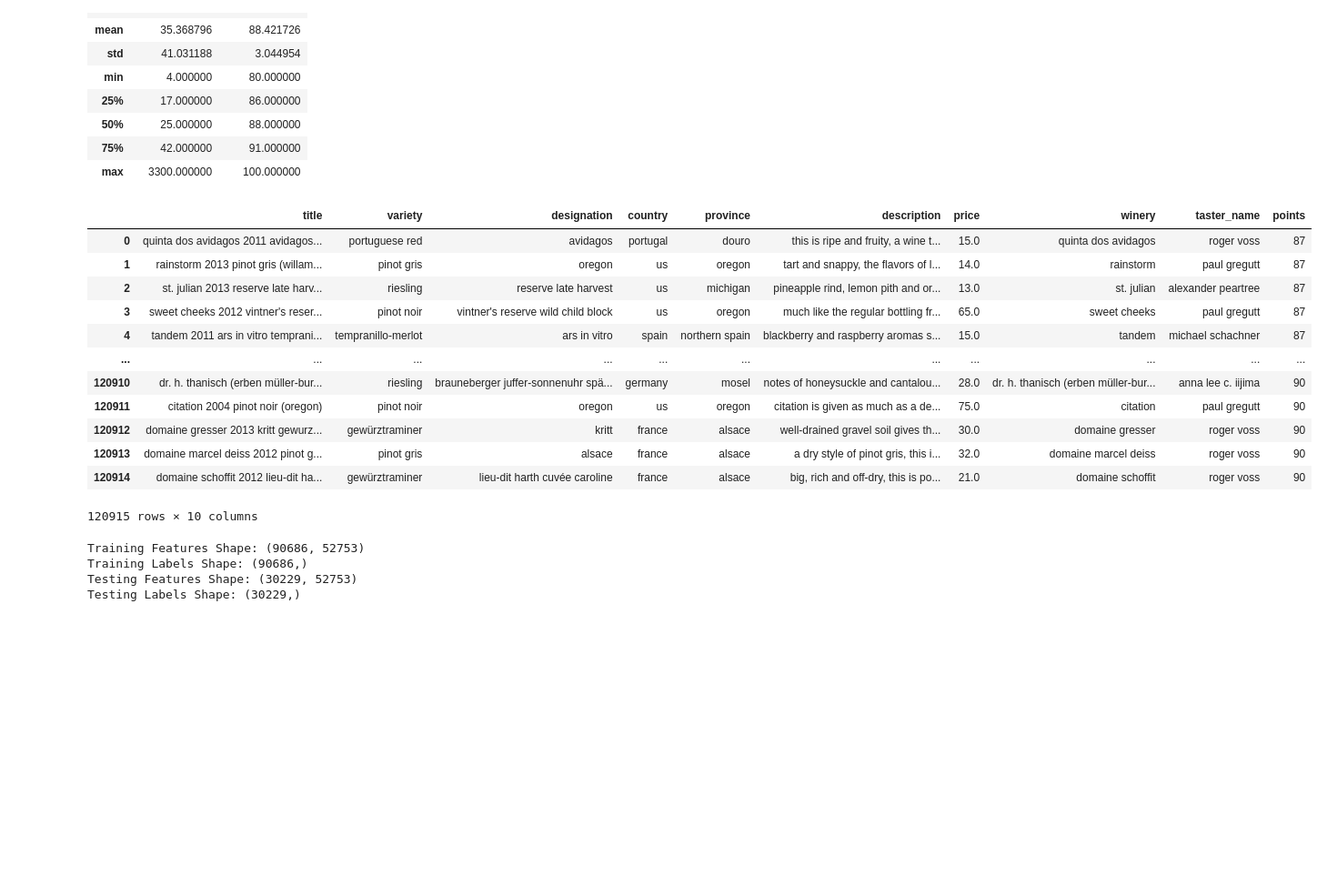
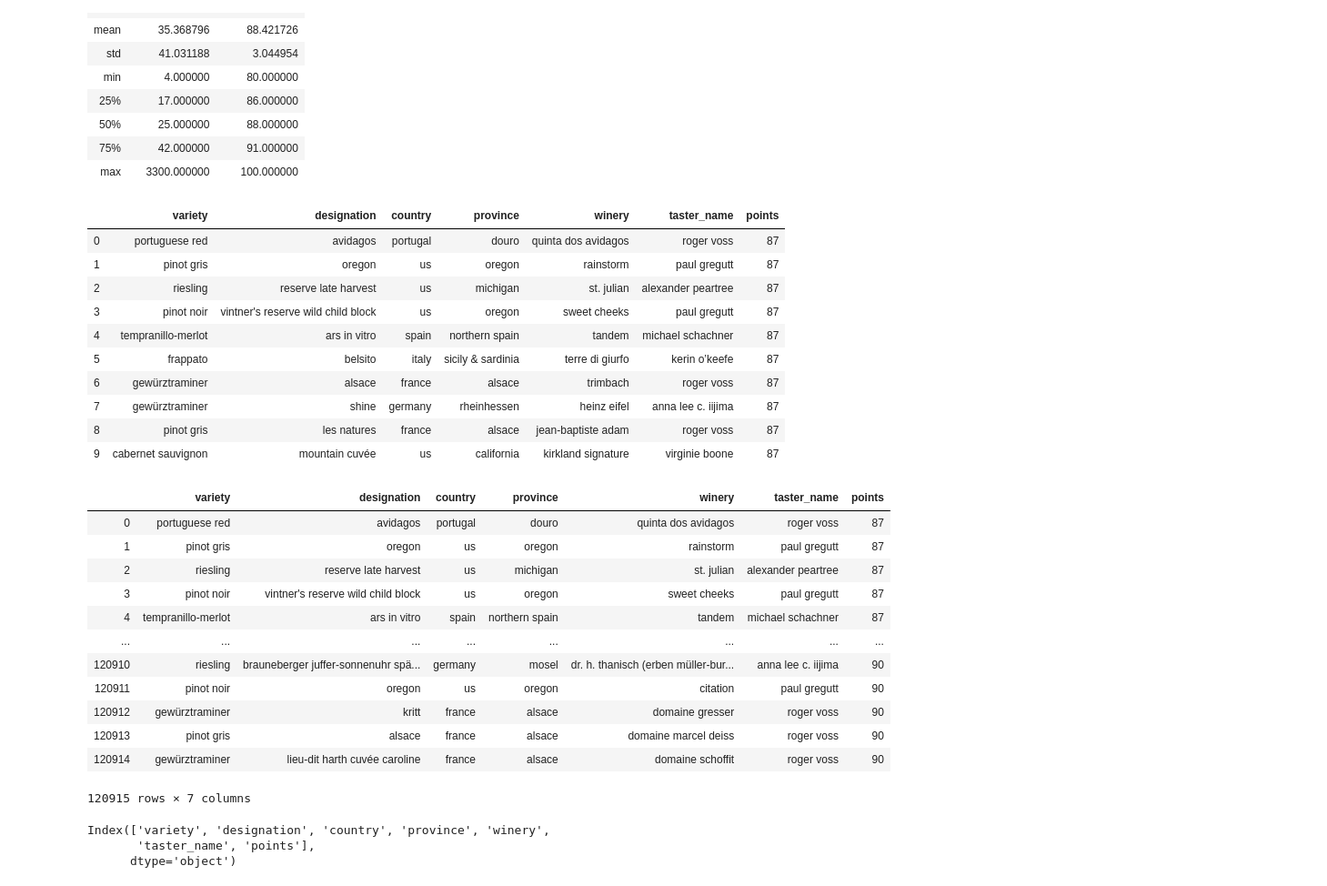
Before and after one commit to arnabdeypolimi/Wine, a Jupyter notebook: question 2.ipynb, the cells around one changed output. Shown at 91% size. Saved outputs shown, nothing was run; the diff lists cells and outputs as text; code cells hidden in the pictures; blank space fills up the shorter version.

```diff
--- a/question 2.ipynb
+++ b/question 2.ipynb
@@ -26,20 +28,18 @@ df.describe()
 | 75% | 42.000000 | 91.000000 |
 | max | 3300.000000 | 100.000000 |
 # %%
-df
+df.head(10)
 # %% [output]
-|  | title | variety | designation | country | province | description | price | winery | taster_name | points |
-| 0 | quinta dos avidagos 2011 avidagos... | portuguese red | avidagos | portugal | douro | this is ripe and fruity, a wine t... | 15.0 | quinta dos avidagos | roger voss | 87 |
-| 1 | rainstorm 2013 pinot gris (willam... | pinot gris | oregon | us | oregon | tart and snappy, the flavors of l... | 14.0 | rainstorm | paul gregutt | 87 |
-| 2 | st. julian 2013 reserve late harv... | riesling | reserve late harvest | us | michigan | pineapple rind, lemon pith and or... | 13.0 | st. julian | alexander peartree | 87 |
-| 3 | sweet cheeks 2012 vintner's reser... | pinot noir | vintner's reserve wild child block | us | oregon | much like the regular bottling fr... | 65.0 | sweet cheeks | paul gregutt | 87 |
-| 4 | tandem 2011 ars in vitro temprani... | tempranillo-merlot | ars in vitro | spain | northern spain | blackberry and raspberry aromas s... | 15.0 | tandem | michael schachner | 87 |
-| ... | ... | ... | ... | ... | ... | ... | ... | ... | ... | ... |
-| 120910 | dr. h. thanisch (erben müller-bur... | riesling | brauneberger juffer-sonnenuhr spä... | germany | mosel | notes of honeysuckle and cantalou... | 28.0 | dr. h. thanisch (erben müller-bur... | anna lee c. iijima | 90 |
-| 120911 | citation 2004 pinot noir (oregon) | pinot noir | oregon | us | oregon | citation is given as much as a de... | 75.0 | citation | paul gregutt | 90 |
-| 120912 | domaine gresser 2013 kritt gewurz... | gewürztraminer | kritt | france | alsace | well-drained gravel soil gives th... | 30.0 | domaine gresser | roger voss | 90 |
-| 120913 | domaine marcel deiss 2012 pinot g... | pinot gris | alsace | france | alsace | a dry style of pinot gris, this i... | 32.0 | domaine marcel deiss | roger voss | 90 |
-| 120914 | domaine schoffit 2012 lieu-dit ha... | gewürztraminer | lieu-dit harth cuvée caroline | france | alsace | big, rich and off-dry, this is po... | 21.0 | domaine schoffit | roger voss | 90 |
+|  | variety | designation | country | province | winery | taster_name | points |
+| 0 | portuguese red | avidagos | portugal | douro | quinta dos avidagos | roger voss | 87 |
+| 1 | pinot gris | oregon | us | oregon | rainstorm | paul gregutt | 87 |
+| 2 | riesling | reserve late harvest | us | michigan | st. julian | alexander peartree | 87 |
+| 3 | pinot noir | vintner's reserve wild child block | us | oregon | sweet cheeks | paul gregutt | 87 |
+| 4 | tempranillo-merlot | ars in vitro | spain | northern spain | tandem | michael schachner | 87 |
+| 5 | frappato | belsito | italy | sicily & sardinia | terre di giurfo | kerin o’keefe | 87 |
+| 6 | gewürztraminer | alsace | france | alsace | trimbach | roger voss | 87 |
+| 7 | gewürztraminer | shine | germany | rheinhessen | heinz eifel | anna lee c. iijima | 87 |
+| 8 | pinot gris | les natures | france | alsace | jean-baptiste adam | roger voss | 87 |
+| 9 | cabernet sauvignon | mountain cuvée | us | california | kirkland signature | virginie boone | 87 |
-120915 rows × 10 columns
 # %%
 # del df[['taster_name','description','title']]
@@ -56,12 +56,7 @@ df=df.values
 # %%
-train_features, test_features, train_labels, test_labels = train_test_split(df, labels, test_size = 0.25, random_state = 42)
-print('Training Features Shape:', train_features.shape)
-print('Training Labels Shape:', train_labels.shape)
-print('Testing Features Shape:', test_features.shape)
-print('Testing Labels Shape:', test_labels.shape)
+# train_features, test_features, train_labels, test_labels = train_test_split(df, labels, test_size = 0.25, random_state = 42)
+# print('Training Features Shape:', train_features.shape)
+# print('Training Labels Shape:', train_labels.shape)
+# print('Testing Features Shape:', test_features.shape)
+# print('Testing Labels Shape:', test_labels.shape)
-# %% [output]
-Training Features Shape: (90686, 52753)
-Training Labels Shape: (90686,)
-Testing Features Shape: (30229, 52753)
-Testing Labels Shape: (30229,)
 # %%
@@ -77,0 +73,36 @@ print('Mean Absolute Error:', round(np.mean(errors), 2), 'degrees.')
+# %%
+df
+# %% [output]
+|  | variety | designation | country | province | winery | taster_name | points |
+| 0 | portuguese red | avidagos | portugal | douro | quinta dos avidagos | roger voss | 87 |
+| 1 | pinot gris | oregon | us | oregon | rainstorm | paul gregutt | 87 |
+| 2 | riesling | reserve late harvest | us | michigan | st. julian | alexander peartree | 87 |
+| 3 | pinot noir | vintner's reserve wild child block | us | oregon | sweet cheeks | paul gregutt | 87 |
+| 4 | tempranillo-merlot | ars in vitro | spain | northern spain | tandem | michael schachner | 87 |
+| ... | ... | ... | ... | ... | ... | ... | ... |
+| 120910 | riesling | brauneberger juffer-sonnenuhr spä... | germany | mosel | dr. h. thanisch (erben müller-bur... | anna lee c. iijima | 90 |
+| 120911 | pinot noir | oregon | us | oregon | citation | paul gregutt | 90 |
+| 120912 | gewürztraminer | kritt | france | alsace | domaine gresser | roger voss | 90 |
+| 120913 | pinot gris | alsace | france | alsace | domaine marcel deiss | roger voss | 90 |
+| 120914 | gewürztraminer | lieu-dit harth cuvée caroline | france | alsace | domaine schoffit | roger voss | 90 |
+120915 rows × 7 columns
+# %%
+from sklearn.model_selection import train_test_split
+from catboost import Pool, CatBoostRegressor, cv
+
+X=df
+
+X=X.fillna(-1)
+print(X.columns)
+categorical_features_indices =[0,1,2,3,4,5,6]
+y=labels
+
+X_train, X_test, y_train, y_test = train_test_split(X, y, test_size=0.2,
+                                                    random_state=42)
+
+X_train, X_valid, y_train, y_valid = train_test_split(X_train, y_train, test_size=0.2,
+                                                    random_state=52)
+# %% [output]
+Index(['variety', 'designation', 'country', 'province', 'winery',
+       'taster_name', 'points'],
+      dtype='object')
```
Also changed, not shown: parts of 12 cells of this notebook, 3 other files.
